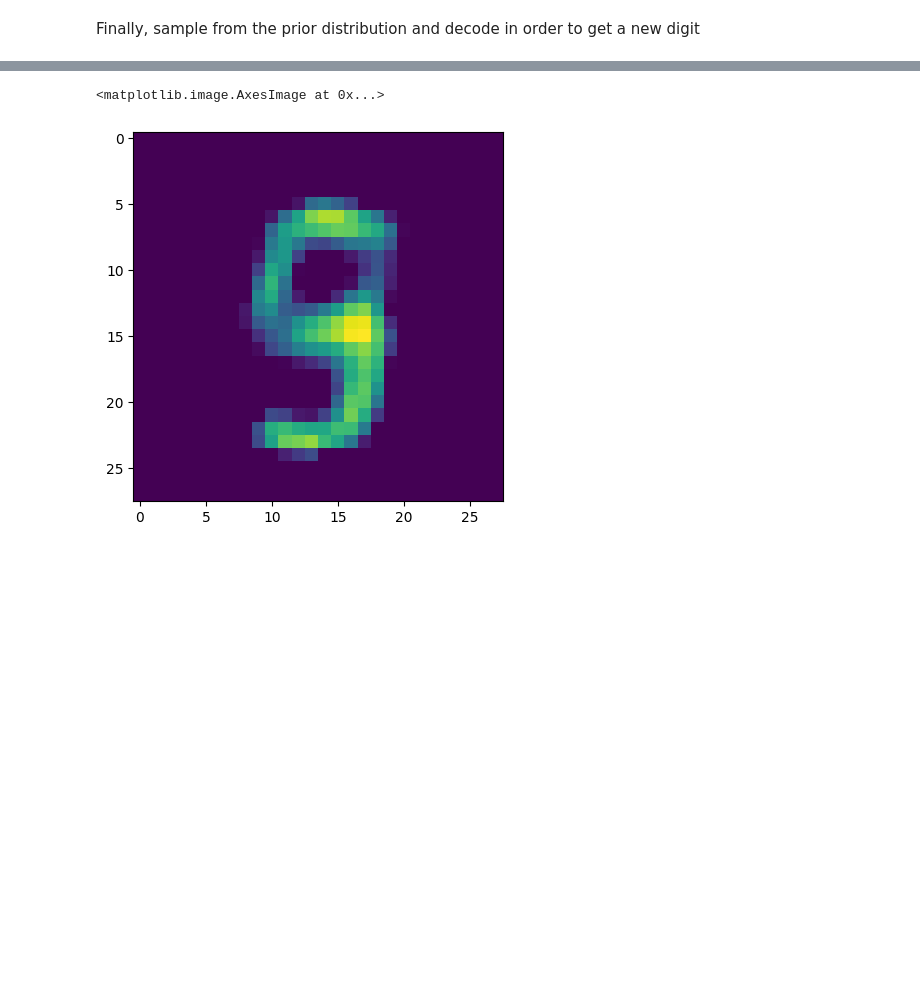
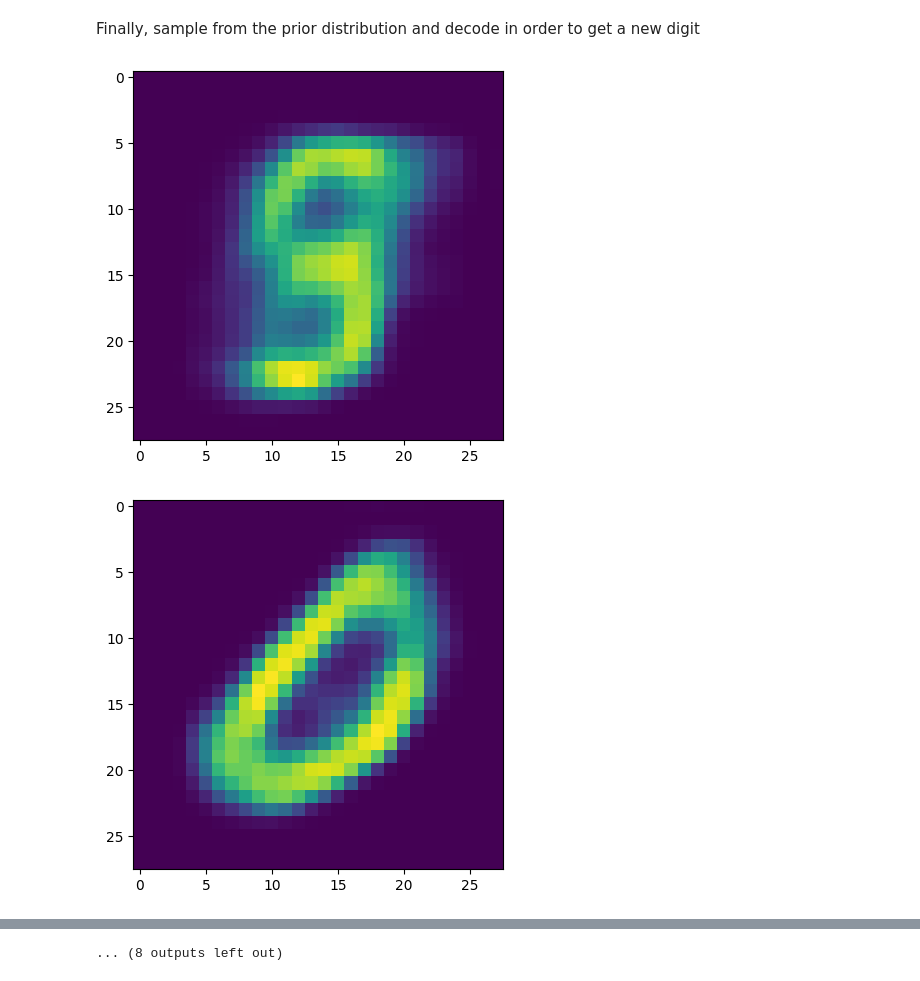
Before and after one commit to natrask/ENM5310, a Jupyter notebook: VAE_CNN.ipynb, the cells around one changed output, grey strips where cells are left out. Saved outputs shown, nothing was run; the diff lists cells and outputs as text; code cells hidden in the pictures; blank space fills up the shorter version.

```diff
--- a/VAE_CNN.ipynb
+++ b/VAE_CNN.ipynb
@@ -68,7 +68,7 @@ Zsample = eps * tf.exp(logvar_q * .5) + mu_q
 Xhat = decoder(Zsample)
 
 #Include code to sample from prior and decode to generate "new" digits
-Znew = decoder(tf.random.normal(shape=(1,latent_dim)))
+Znew = tf.nn.sigmoid(decoder(tf.random.normal(shape=(1,latent_dim))))
 # %% [markdown]
 Build ELBO loss function, set up optimizer, and initialize
 # %%
@@ -89,7 +89,7 @@ sess.run(tf.global_variables_initializer()) #initialize model
 # %% [markdown]
 Train model
 # %%
-Nsteps = 10000
+Nsteps = 15000
 for i in range(Nsteps):
   # pick a random handwritten digit
   pick_image = train_images[np.random.randint(60000,size=(Nbatch)),:,:,0]
@@ -139,6 +136,10 @@ plt.colorbar()
 # %% [markdown]
 Finally, sample from the prior distribution and decode in order to get a new digit
 # %%
-newDigit = np.minimum(np.maximum(-0.5,sess.run(Znew)),1.5)
-plt.imshow(newDigit[0,:,:,0])
+for i in range(20):
+  newDigit = sess.run(Znew)
+  plt.figure()
+  plt.imshow(newDigit[0,:,:,0])
 # %% [output]
+[figure, new version]
+[figure, added]
@@ -145,2 +156 @@ plt.imshow(newDigit[0,:,:,0])
-<matplotlib.image.AxesImage at 0x...>
+... (8 outputs left out)
-[figure, old version]
```
Also changed, not shown: parts of 3 cells of this notebook.
